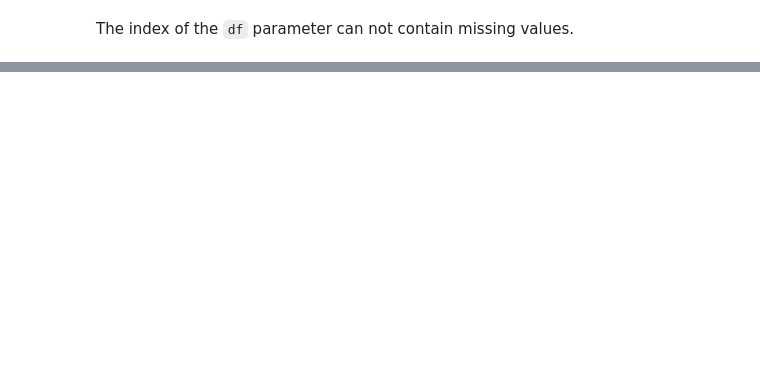
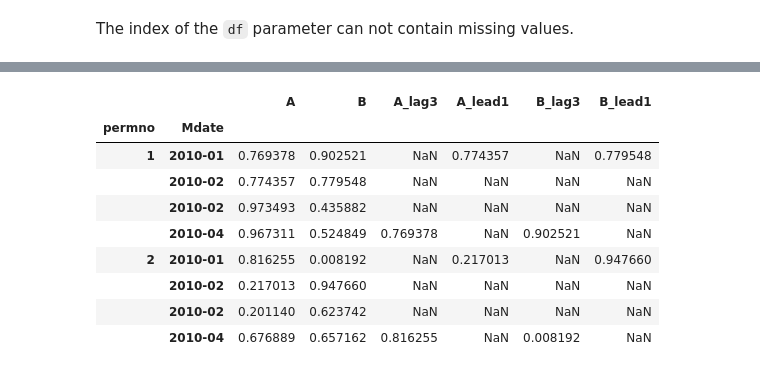
Before and after one commit to ionmihai/pandasmore, a Jupyter notebook: nbs/00_core.ipynb, the cells around one changed output, grey strips where cells are left out. Saved outputs shown, nothing was run; the diff lists cells and outputs as text; code cells hidden in the pictures; blank space fills up the shorter version.

Commit message:
added robust lagging functions

```diff
--- a/nbs/00_core.ipynb
+++ b/nbs/00_core.ipynb
@@ -57,7 +58,7 @@ def fast_lag(df: pd.Series|pd.DataFrame, # Index (or level 1 of MultiIndex) must
         n: int=1, # Number of periods to lag based on frequency of df.index; Negative values means lead.
         ) -> pd.Series: # Series with lagged values; Name is taken from `df`, with _lag{n} or _lead{n} added
     """Lag data in 'df' by 'n' periods.
-    ASSUMES DATA SORTED BY DATES AND NO DUPLICATE OR MISSING DATES."""
+    ASSUMES DATA IS SORTED BY DATES AND HAS NO DUPLICATE OR MISSING DATES."""
 
     if isinstance(df,pd.Series): df = df.to_frame()
     if len(df.columns) > 1: raise ValueError("<df> must have a single column")
@@ -92,7 +93,7 @@ def lag(df: pd.Series|pd.DataFrame, # Index (or level 1 of MultiIndex) must be p
         n: int=1, # Number of periods to lag based on frequency of df.index; Negative values means lead.
         fast: bool=True, # Assumes data is sorted by date and no duplicate or missing dates
         ) -> pd.Series: # Series with lagged values; Name is taken from `df`, with _lag{n} or _lead{n} added
-    """Lag data in 'df' by 'n' periods."""
+    """Lag data in 'df' by 'n' periods. ASSUMES NO MISSING DATES"""
 
     if fast: return fast_lag(df,n)
 
@@ -143,2 +144,23 @@ permno  Mdate
         2010-04         NaN
 Name: A_lag1, dtype: float64
+# %%
+#|export
+def add_lags(df: pd.Series|pd.DataFrame, # If series, it must have a name equal to 'vars' parameter
+             vars: str|List[str], # Variables to be lagged; must be a subset of df.columns()
+             lags: int|List[int]=1, # Which lags to be added
+             lag_suffix: str='_lag',
+             lead_suffix: str='_lead',
+             fast: bool=True, # Weather to use fast_lag function
+             ) -> pd.DataFrame:
+    """Returns a copy of 'df' with all 'lags' of all 'vars' added to it"""
+
+    df = df.copy()
+    if isinstance(df, pd.Series): df = df.to_frame()
+    if isinstance(vars, str): vars = [vars]
+    if isinstance(lags, int): lags = [lags]
+
+    for var in vars:
+        for n in lags:
+            suffix = f'{lag_suffix}{n}' if n>=0 else f'{lead_suffix}{-n}'
+            df[f'{var}{suffix}'] = lag(df[var], n, fast)
+    return df
@@ -144,0 +182,13 @@ Name: A_lag1, dtype: float64
+# %%
+add_lags(df, vars=['A','B'], lags=[3,-1])
+# %% [output]
+|  |  | A | B | A_lag3 | A_lead1 | B_lag3 | B_lead1 |
+| permno | Mdate |  |  |  |  |  |  |
+| 1 | 2010-01 | 0.769378 | 0.902521 | NaN | 0.774357 | NaN | 0.779548 |
+|  | 2010-02 | 0.774357 | 0.779548 | NaN | NaN | NaN | NaN |
+|  | 2010-02 | 0.973493 | 0.435882 | NaN | NaN | NaN | NaN |
+|  | 2010-04 | 0.967311 | 0.524849 | 0.769378 | NaN | 0.902521 | NaN |
+| 2 | 2010-01 | 0.816255 | 0.008192 | NaN | 0.217013 | NaN | 0.947660 |
+|  | 2010-02 | 0.217013 | 0.947660 | NaN | NaN | NaN | NaN |
+|  | 2010-02 | 0.201140 | 0.623742 | NaN | NaN | NaN | NaN |
+|  | 2010-04 | 0.676889 | 0.657162 | 0.816255 | NaN | 0.008192 | NaN |
```
Also changed, not shown: parts of 20 cells of this notebook, 4 other files.
